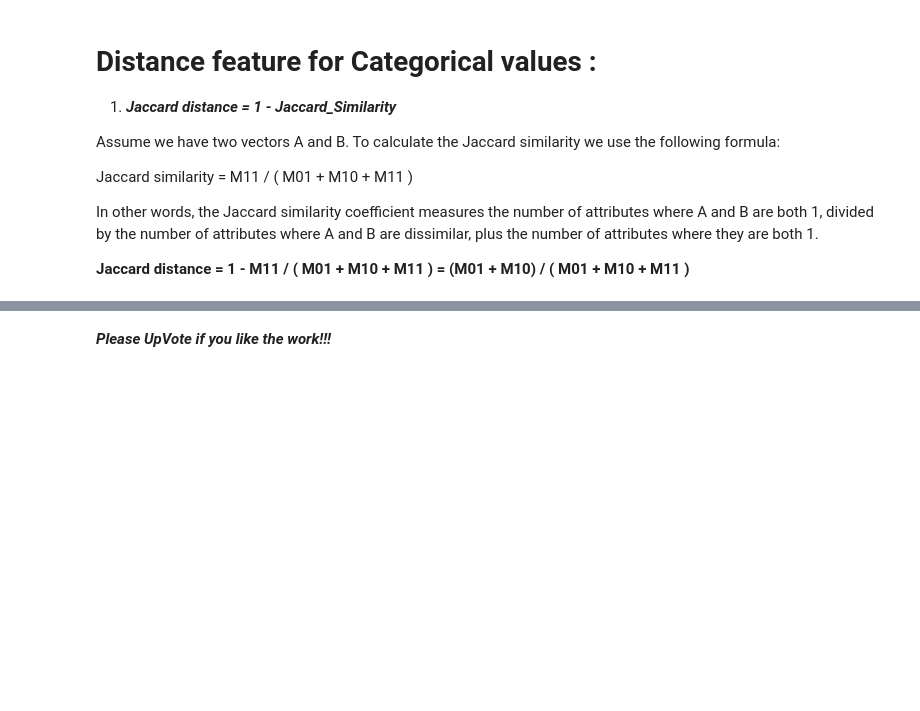
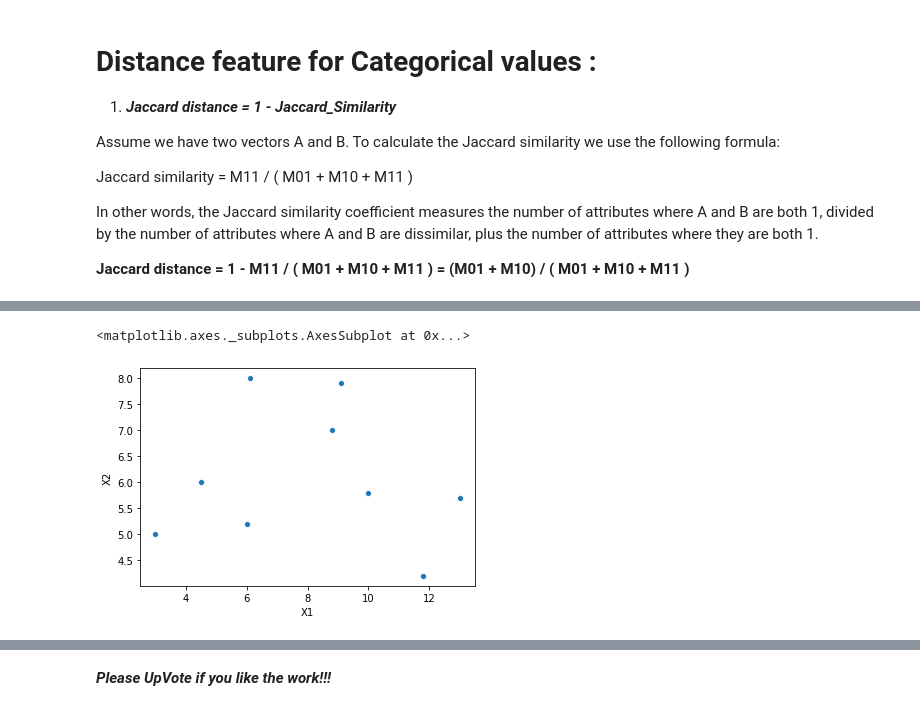
Before and after one commit to pratikasarkar/Unsupervised-Learning, a Jupyter notebook: Unsupervised_Learning_Guide.ipynb, the cells around one changed output, grey strips where cells are left out. Drawn from its saved outputs; the diff is of its cells as text; code cells hidden in the pictures; blank space fills up the shorter version.

```diff
--- a/Unsupervised_Learning_Guide.ipynb
+++ b/Unsupervised_Learning_Guide.ipynb
@@ -59,0 +66,5 @@ Inertia is calculated by taking the sum of squares of distance of each data poin
+# %%
+df = pd.DataFrame({'ID': ['s1','s2','s3','s4','s5','s6','s7','s8','s9'],
+                   'X1': [3,6,4.5,6.1,8.8,9.1,10,11.8,13],
+                   'X2': [5,5.2,6,8,7,7.9,5.8,4.2,5.7]})
+df
@@ -59,0 +82,5 @@ Inertia is calculated by taking the sum of squares of distance of each data poin
+# %%
+sns.scatterplot(df['X1'],df['X2'])
+# %% [output]
+<matplotlib.axes._subplots.AxesSubplot at 0x...>
+[figure, added]
```
Also changed, not shown: parts of 25 cells of this notebook.
